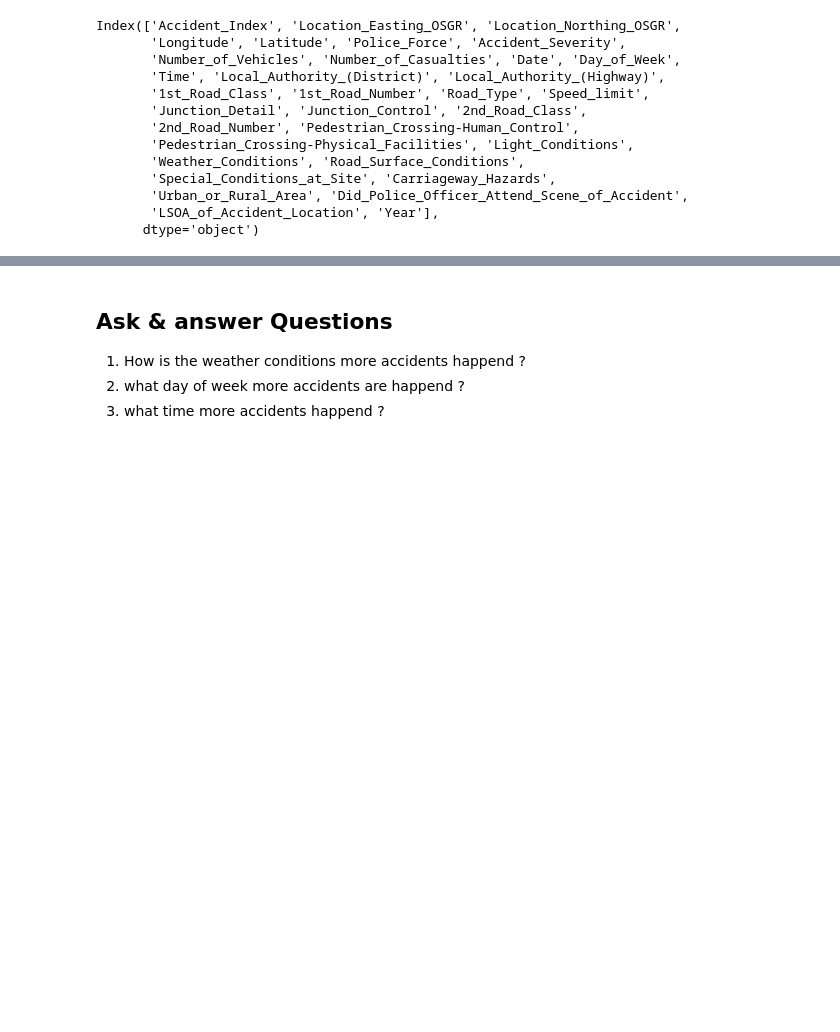
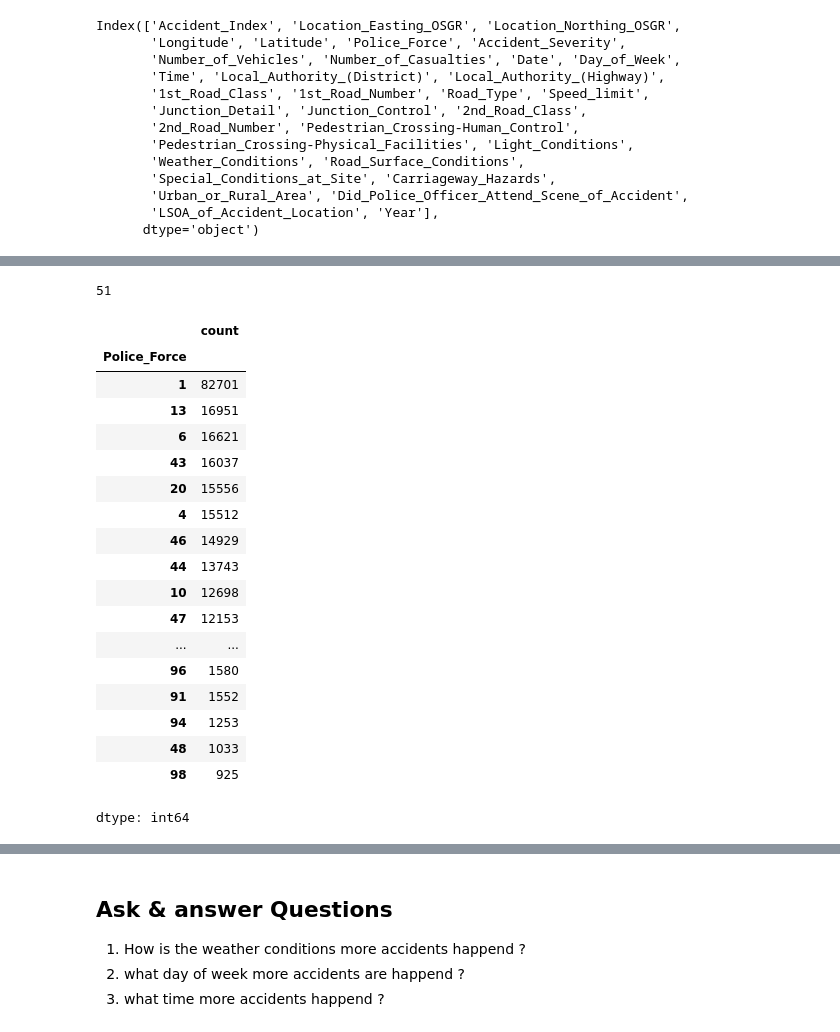
Before and after one commit to Naveen-Dilsh/EDA--traffic-flow-, a Jupyter notebook: Traffic.ipynb, the cells around one changed output, grey strips where cells are left out. Cells and saved outputs as stored; diff of their text form; code cells hidden in the pictures; blank space fills up the shorter version.

```diff
--- a/Traffic.ipynb
+++ b/Traffic.ipynb
@@ -153,0 +172,29 @@ Index(['Accident_Index', 'Location_Easting_OSGR', 'Location_Northing_OSGR',
+# %%
+police_Force = df.Police_Force.unique()
+len(police_Force)
+# %% [output]
+51
+# %%
+# how many traffic incidents were recorded by each police force
+police_Force_by_investigated = df.Police_Force.value_counts()
+police_Force_by_investigated
+# %% [output]
+|  | count |
+| Police_Force |  |
+| 1 | 82701 |
+| 13 | 16951 |
+| 6 | 16621 |
+| 43 | 16037 |
+| 20 | 15556 |
+| 4 | 15512 |
+| 46 | 14929 |
+| 44 | 13743 |
+| 10 | 12698 |
+| 47 | 12153 |
+| ... | ... |
+| 96 | 1580 |
+| 91 | 1552 |
+| 94 | 1253 |
+| 48 | 1033 |
+| 98 | 925 |
+dtype: int64
```
Also changed, not shown: parts of 2 cells of this notebook.
